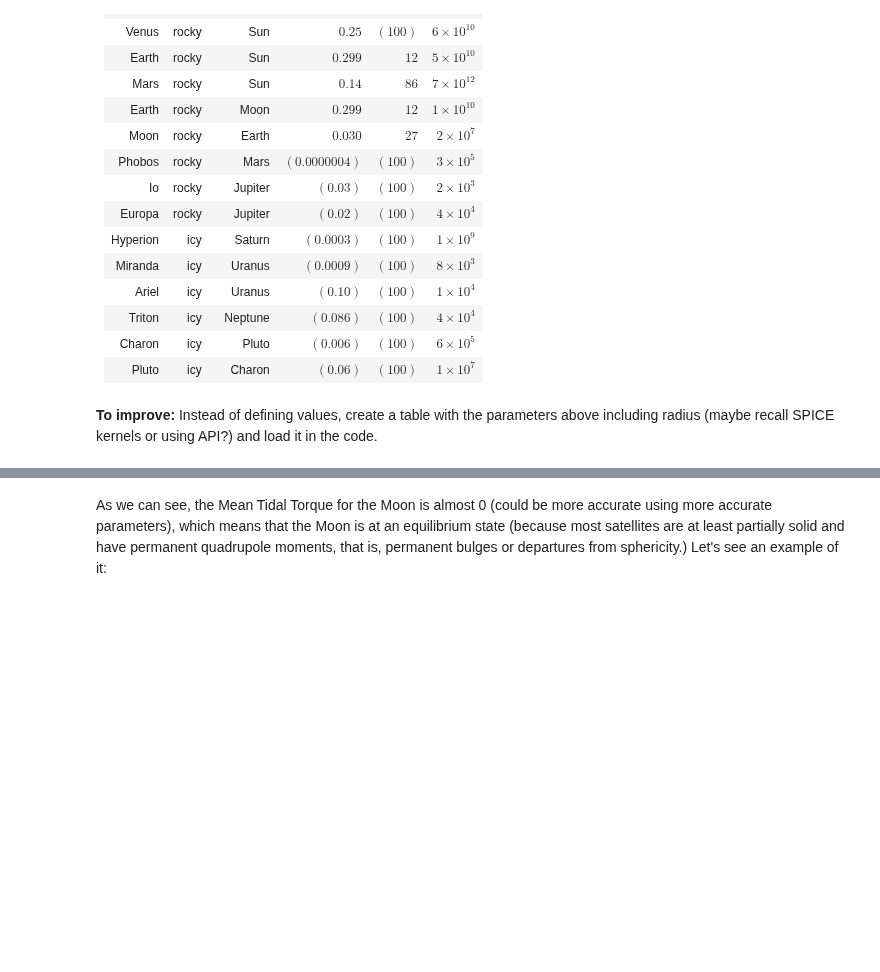
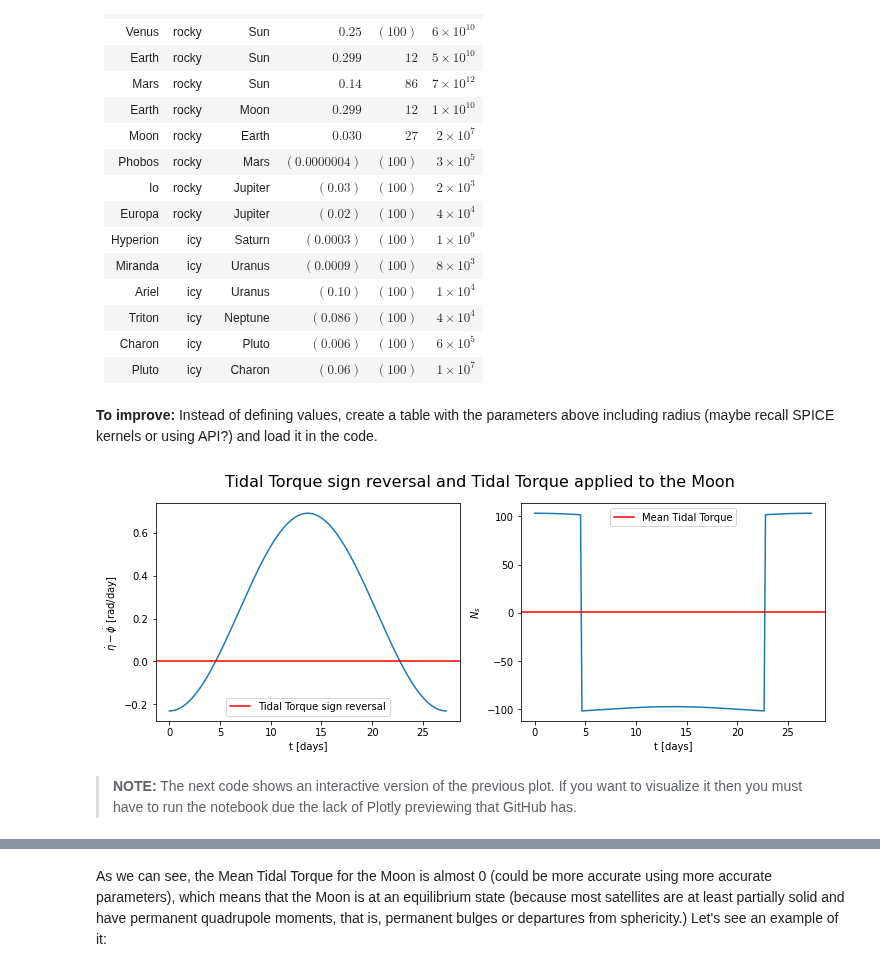
Before and after one commit to seap-udea/murray-dermott-action, a Jupyter notebook: SpinOrbit/SpinOrbit.5.2.ipynb, the cells around one changed output, grey strips where cells are left out. Saved outputs shown, nothing was run; the diff lists cells and outputs as text; code cells hidden in the pictures; blank space fills up the shorter version.

```diff
--- a/SpinOrbit/SpinOrbit.5.2.ipynb
+++ b/SpinOrbit/SpinOrbit.5.2.ipynb
@@ -112,4 +112,49 @@ rc('animation', html='html5');
 | Pluto | icy | Charon | $(0.06)$ | $(100)$ | $1 \times 10^7$ |
 # %% [markdown]
 **To improve:** Instead of defining values, create a table with the parameters above including radius (maybe recall SPICE kernels or using API?) and load it in the code.
+# %%
+# Time and true anomaly arrays
+t = np.linspace(0, 27.3, 200)
+f = np.linspace(0, 2*np.pi, 200)
+
+# Values (approximated)
+k2 = 0.030
+Qs = 27
+Rs = 1.7e6/6.3e6
+a = 380e6
+ecc = 0.005
+r = a*(1 - ecc**2)/(1 + ecc*np.cos(f))
+n = 2*np.pi/27.3
+eta_dot = n
+e = 1
+phi_dot = 2*e*n*np.cos(n*t)
+sign_reversal = eta_dot - phi_dot
+
+# Computing the Tidal Torque
+D = 3/2*k2/Qs*n**4/G*Rs**5
+Ns = -D*(a/r)**6*np.sign(sign_reversal)
+delta = 0
+Mean_Ns = 2*D/np.pi*(4*ecc*np.cos(delta) - delta)
+
+# Create a figure with two subplots
+fig, ax = plt.subplots(1, 2, figsize=(12,4))
+fig.suptitle('Tidal Torque sign reversal and Tidal Torque applied to the Moon', fontsize=16)
+ax[0].plot(t, sign_reversal)
+ax[0].axhline(0.0, color='red',
+               label='Tidal Torque sign reversal')
+ax[0].set(xlabel='t [days]',
+           ylabel='$\dot{\eta}-\dot{\phi}$ [rad/day]')
+ax[0].legend()
+
+#Plot the Tidal torque function
+ax[1].plot(t, Ns)
+ax[1].set(xlabel='t [days]',
+           ylabel='$N_s$')
+ax[1].axhline(Mean_Ns, color='red',
+               label='Mean Tidal Torque')
+ax[1].legend();
+# %% [output]
+[figure, added]
+# %% [markdown]
+<blockquote><b>NOTE:</b> The next code shows an interactive version of the previous plot. If you want to visualize it then you must have to run the notebook due the lack of Plotly previewing that GitHub has.</blockquote>
 # %%
```
Also changed, not shown: parts of 3 cells of this notebook, 6 other files.
